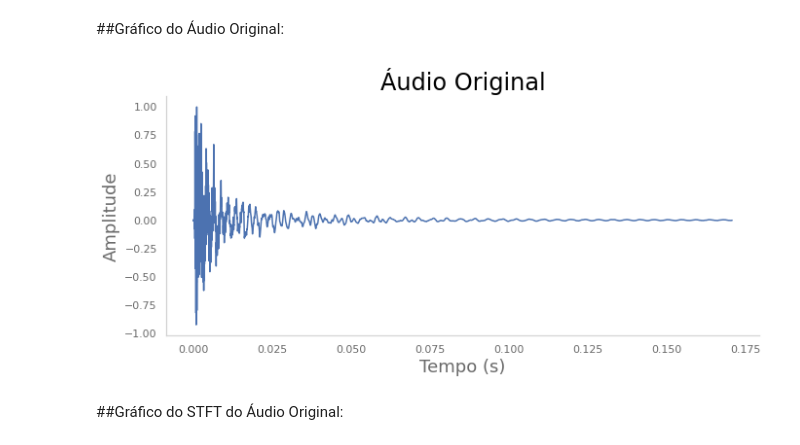
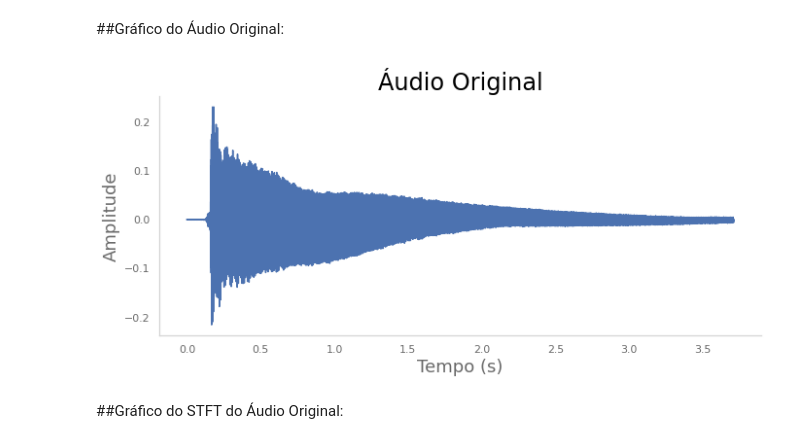
Before and after one commit to grnbatera/TFC, a Jupyter notebook: TFC_1_0.ipynb, the cells around one changed output. Drawn from its saved outputs; the diff is of its cells as text; code cells hidden in the pictures.

```diff
--- a/TFC_1_0.ipynb
+++ b/TFC_1_0.ipynb
@@ -93,21 +93,21 @@ Audio(data=y3,rate=fs)
 [interactive output not drawn]
 # %%
 f4='/content/TFC/IR01/Hummingbird-Classic.wav'
-y4, fs=librosa.load(f4, sr=22050, mono=True)
+y4, fs=librosa.load(f4, sr=None, mono=True)
 # %%
 Audio(data=y4,rate=fs)
 # %% [output]
 [interactive output not drawn]
 # %%
 f5='/content/TFC/IR01/Martin-HD28.wav'
-y5, fs=librosa.load(f5, sr=22050, mono=True)
+y5, fs=librosa.load(f5, sr=None, mono=True)
 # %%
 Audio(data=y5,rate=fs)
 # %% [output]
 [interactive output not drawn]
 # %%
 f6='/content/TFC/IR01/Taylor-814.wav'
-y6, fs=librosa.load(f6, sr=22050, mono=True)
+y6, fs=librosa.load(f6, sr=None, mono=True)
 # %%
 Audio(data=y6,rate=fs)
 # %% [output]
@@ -120,7 +120,7 @@ Audio(data=y0,rate=fs)
 [interactive output not drawn]
 # %%
 f7='/content/TFC/IR01/body1.wav'
-y7, fs=librosa.load(f7, sr=22050, mono=True)
+y7, fs=librosa.load(f7, sr=None, mono=True)
 # %%
 Audio(data=y7,rate=fs)
 # %% [output]
@@ -136,15 +136,15 @@ Audio(data=y8,rate=fs)
 ##Gráfico do Áudio Original:
 # %%
 plt.figure(figsize=(10, 5))
-t=np.arange(len(y7))/fs
+t=np.arange(len(y8))/fs
 plt.title('Áudio Original')
 plt.xlabel('Tempo (s)')
 plt.ylabel('Amplitude')
-plt.plot(t,y7)
+plt.plot(t,y8)
 plt.tight_layout()
 plt.savefig('/content/TFC/audiooriginal.svg', format='svg', dpi=800)
 # %% [output]
-[figure, old version]
+[figure, new version]
 # %% [markdown]
 ##Gráfico do STFT do Áudio Original:
 # %%
```
Also changed, not shown: parts of 3 cells of this notebook.
